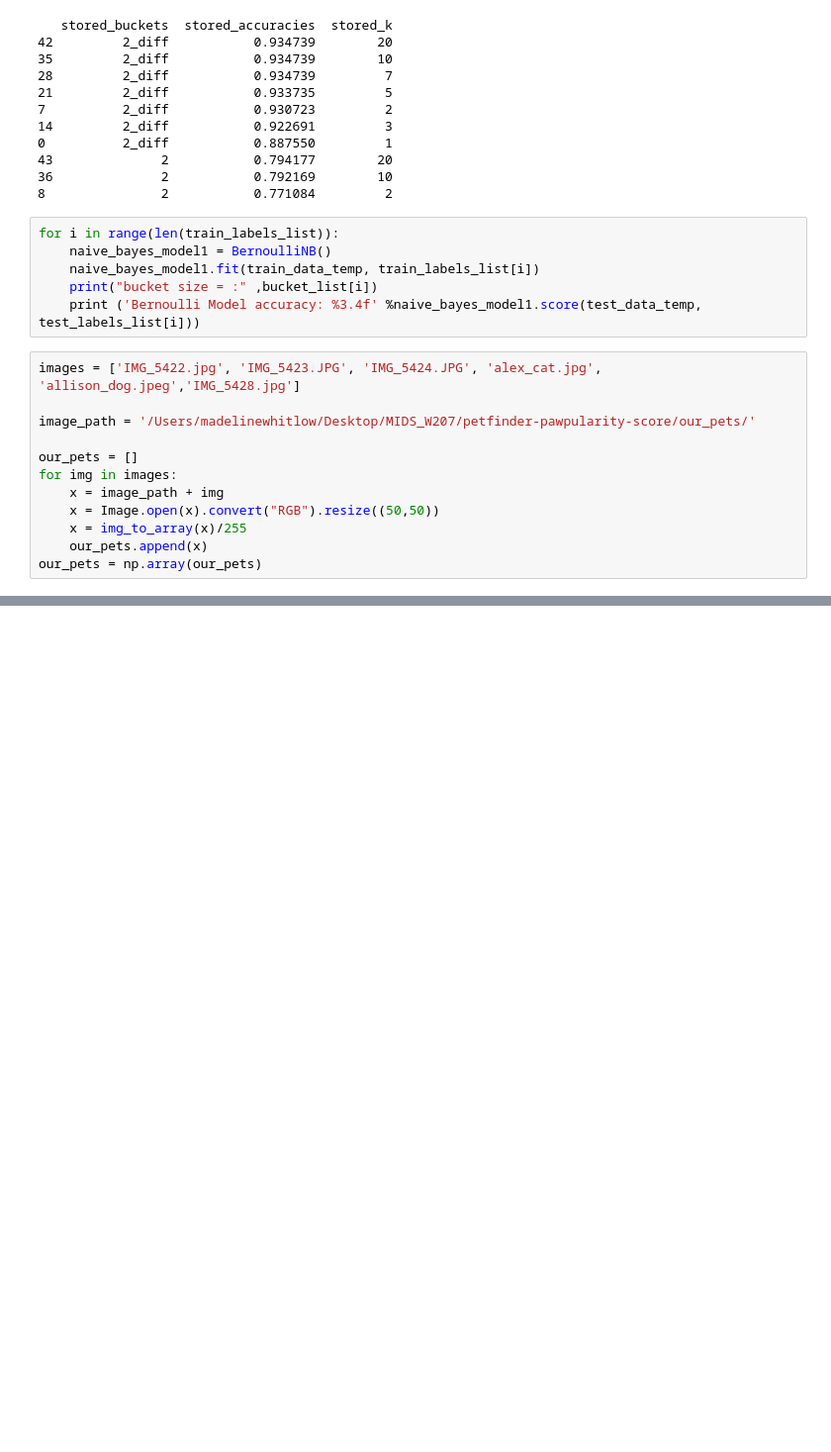
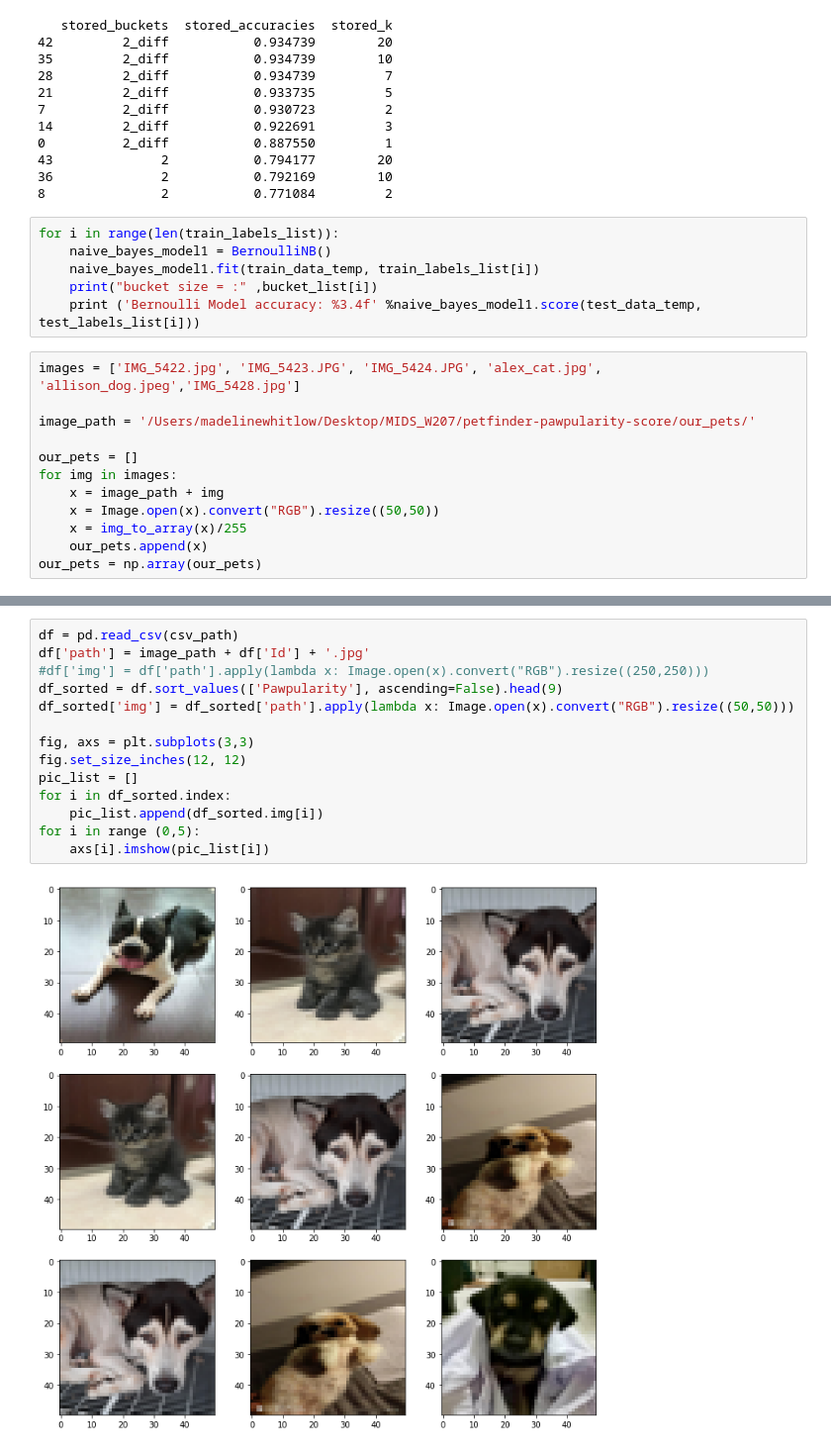
Before and after one commit to apschlissel/w207-final-project, a Jupyter notebook: madeline/Cleaned_Model.ipynb, the cells around one changed output, grey strips where cells are left out. Shown: that part at 99% size. Drawn from its saved outputs; the diff is of its cells as text; blank space fills up the shorter version.

Commit message:
adding function to sort through pet pics and top scoring pics

```diff
--- a/madeline/Cleaned_Model.ipynb
+++ b/madeline/Cleaned_Model.ipynb
@@ -977,0 +955,16 @@ KeyboardInterrupt:
+# %%
+df = pd.read_csv(csv_path)
+df['path'] = image_path + df['Id'] + '.jpg'
+#df['img'] = df['path'].apply(lambda x: Image.open(x).convert("RGB").resize((250,250)))
+df_sorted = df.sort_values(['Pawpularity'], ascending=False).head(9)
+df_sorted['img'] = df_sorted['path'].apply(lambda x: Image.open(x).convert("RGB").resize((50,50)))
+
+fig, axs = plt.subplots(3,3)
+fig.set_size_inches(12, 12)
+pic_list = []
+for i in df_sorted.index:
+    pic_list.append(df_sorted.img[i])
+for i in range (0,5):
+    axs[i].imshow(pic_list[i])
+# %% [output]
+[figure, added]
```
Also changed, not shown: parts of 13 cells of this notebook.
